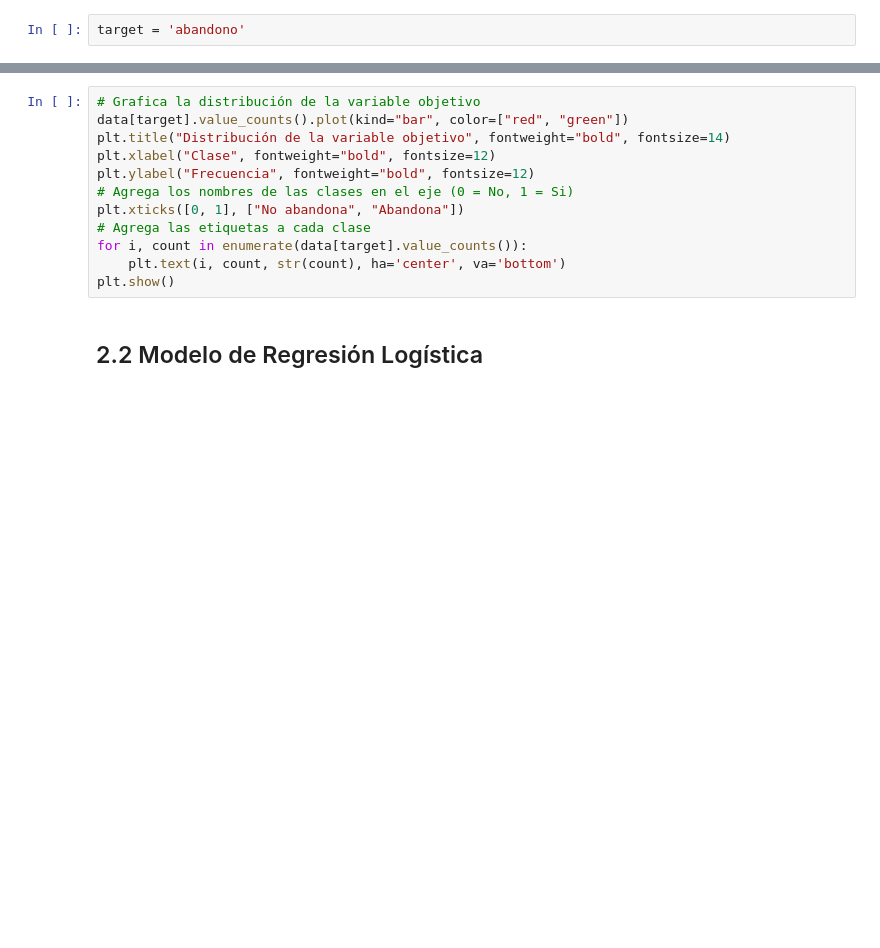
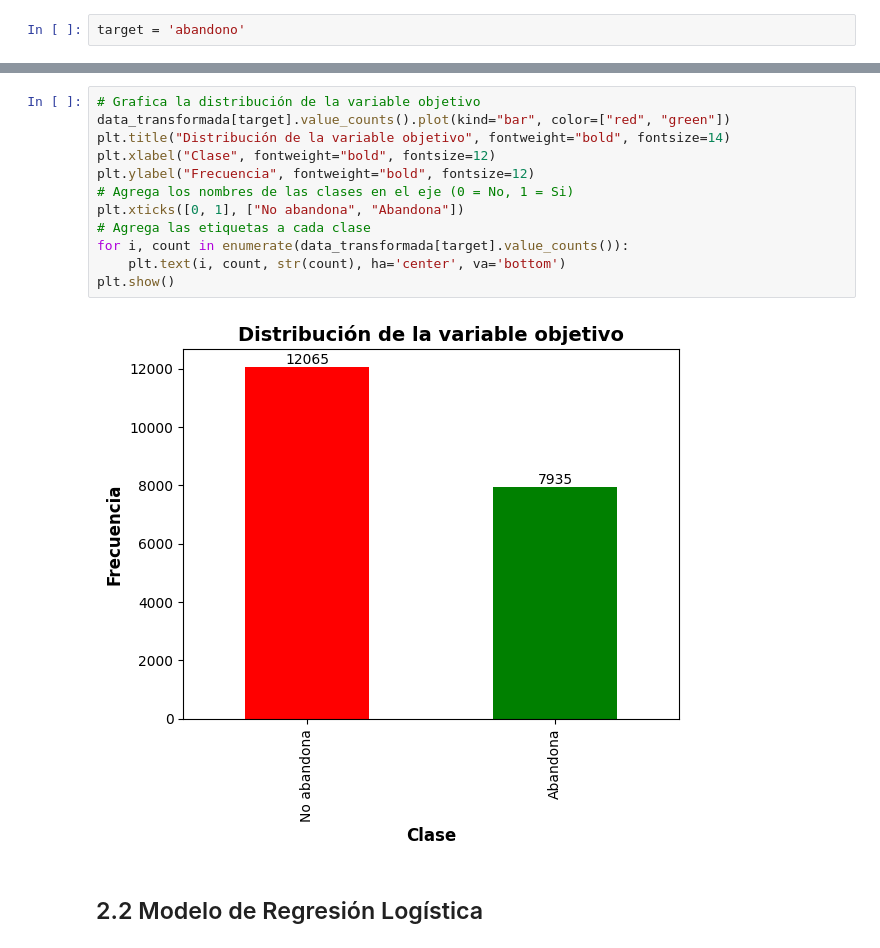
Before and after one commit to Octaviochavez/analitica_clientes, a Jupyter notebook: notebooks/modelamiento_notebook.ipynb, the cells around one changed output, grey strips where cells are left out. Saved outputs shown, nothing was run; the diff lists cells and outputs as text; blank space fills up the shorter version.

```diff
--- a/notebooks/modelamiento_notebook.ipynb
+++ b/notebooks/modelamiento_notebook.ipynb
@@ -343,14 +400,16 @@ plt.show()
 # %%
 # Grafica la distribución de la variable objetivo
-data[target].value_counts().plot(kind="bar", color=["red", "green"])
+data_transformada[target].value_counts().plot(kind="bar", color=["red", "green"])
 plt.title("Distribución de la variable objetivo", fontweight="bold", fontsize=14)
 plt.xlabel("Clase", fontweight="bold", fontsize=12)
 plt.ylabel("Frecuencia", fontweight="bold", fontsize=12)
 # Agrega los nombres de las clases en el eje (0 = No, 1 = Si)
 plt.xticks([0, 1], ["No abandona", "Abandona"])
 # Agrega las etiquetas a cada clase
-for i, count in enumerate(data[target].value_counts()):
+for i, count in enumerate(data_transformada[target].value_counts()):
     plt.text(i, count, str(count), ha='center', va='bottom')
 plt.show()
+# %% [output]
+[figure, added]
 # %% [markdown]
 ## 2.2 Modelo de Regresión Logística
```
Also changed, not shown: parts of 12 cells of this notebook.
